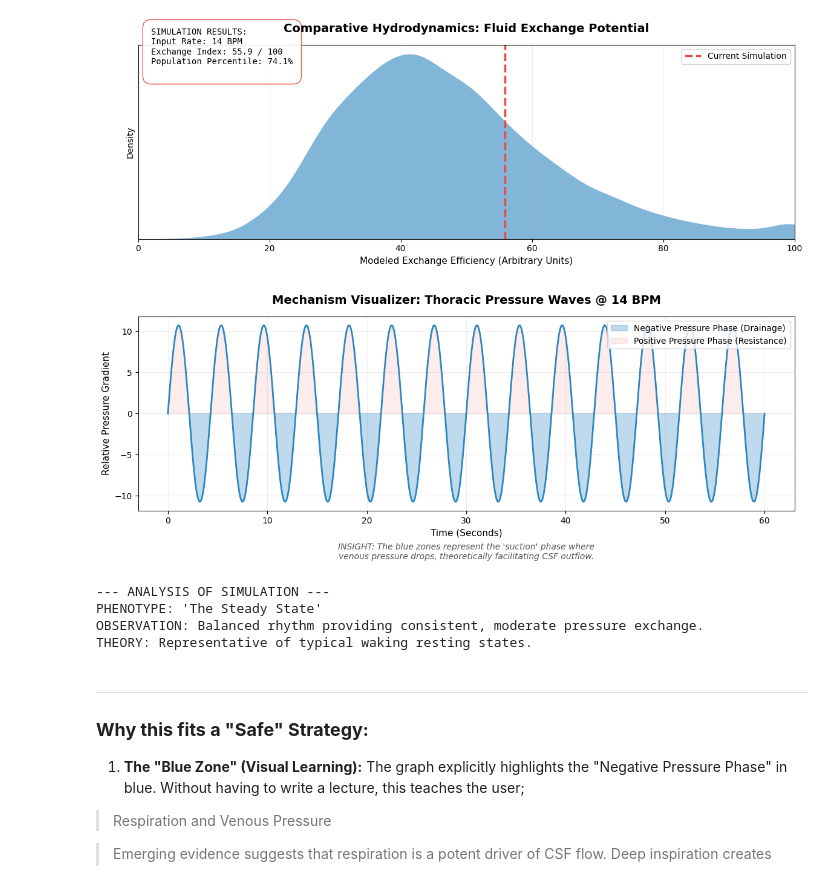
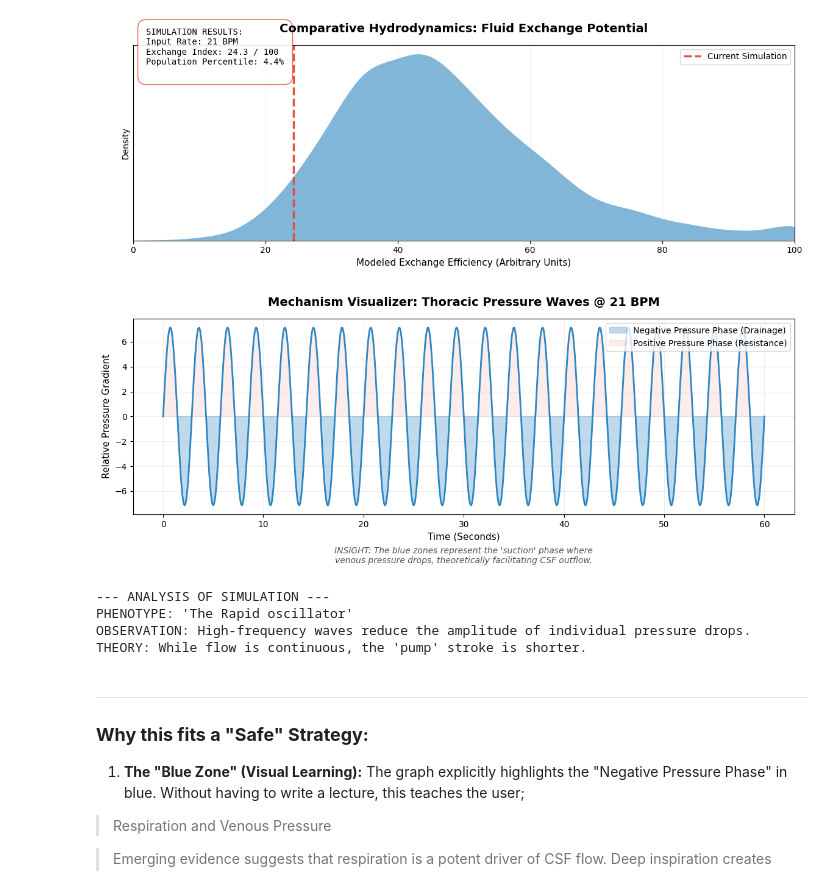
Before and after one commit to amcmdv/the-great-yogic-depession-engine, a Jupyter notebook: 18022026_Project_The_Cranial_Tide_Simulator_🧘.ipynb, the cells around one changed output. Drawn from its saved outputs; the diff is of its cells as text; code cells hidden in the pictures.

```diff
--- a/18022026_Project_The_Cranial_Tide_Simulator_🧘.ipynb
+++ b/18022026_Project_The_Cranial_Tide_Simulator_🧘.ipynb
@@ -37,7 +31,7 @@ This tool is a **physics demonstration** designed to visualise how respiratory m
 # @markdown ### **Step 1: Input Variable**
 # @markdown Enter your average **Resting Respiratory Rate** (Breaths Per Minute).
 # @markdown *Tip: Standard range is 12-20 BPM.*
-user_bpm = 14 # @param {type:"slider", min:6, max:25, step:1}
+user_bpm = 21 # @param {type:"slider", min:6, max:25, step:1}
 
 import numpy as np
 import matplotlib.pyplot as plt
@@ -130,38 +124,38 @@ ax2.fill_between(t, wave, 0, where=(wave > 0), color='#E74C3C', alpha=0.1, label
 
 # Styling Graph B
 ax2.set_title(f"Mechanism Visualizer: Thoracic Pressure Waves @ {user_bpm} BPM", fontsize=14, fontweight='bold', pad=15)
 ax2.set_ylabel("Relative Pressure Gradient", fontsize=11)
 ax2.set_xlabel("Time (Seconds)", fontsize=11)
 ax2.grid(True, alpha=0.2)
 ax2.legend(loc="upper right")
 
 # Add "Insight" Annotation
 insight = "INSIGHT: The blue zones represent the 'suction' phase where\nvenous pressure drops, theoretically facilitating CSF outflow."
 ax2.text(0.5, -0.25, insight, transform=ax2.transAxes, ha='center',
          fontsize=10, style='italic', color='#555')
 
 plt.show()
 
 # --- SECTION 4: EDUCATIONAL OUTPUT ---
 print("\n--- ANALYSIS OF SIMULATION ---")
 if user_bpm < 12:
     print("PHENOTYPE: 'The Deep Driver'")
     print("OBSERVATION: Low-frequency oscillations create large pressure differentials.")
     print("THEORY: This mimics the 'Slow Wave' patterns seen in deep NREM sleep.")
 elif user_bpm < 18:
     print("PHENOTYPE: 'The Steady State'")
     print("OBSERVATION: Balanced rhythm providing consistent, moderate pressure exchange.")
     print("THEORY: Representative of typical waking resting states.")
 else:
     print("PHENOTYPE: 'The Rapid oscillator'")
     print("OBSERVATION: High-frequency waves reduce the amplitude of individual pressure drops.")
     print("THEORY: While flow is continuous, the 'pump' stroke is shorter.")
 # %% [output]
-[figure, old version]
+[figure, new version]
 --- ANALYSIS OF SIMULATION ---
-PHENOTYPE: 'The Steady State'
-OBSERVATION: Balanced rhythm providing consistent, moderate pressure exchange.
-THEORY: Representative of typical waking resting states.
+PHENOTYPE: 'The Rapid oscillator'
+OBSERVATION: High-frequency waves reduce the amplitude of individual pressure drops.
+THEORY: While flow is continuous, the 'pump' stroke is shorter.
 # %% [markdown]
 ---
 
```
Also changed, not shown: parts of 1 cell of this notebook.
